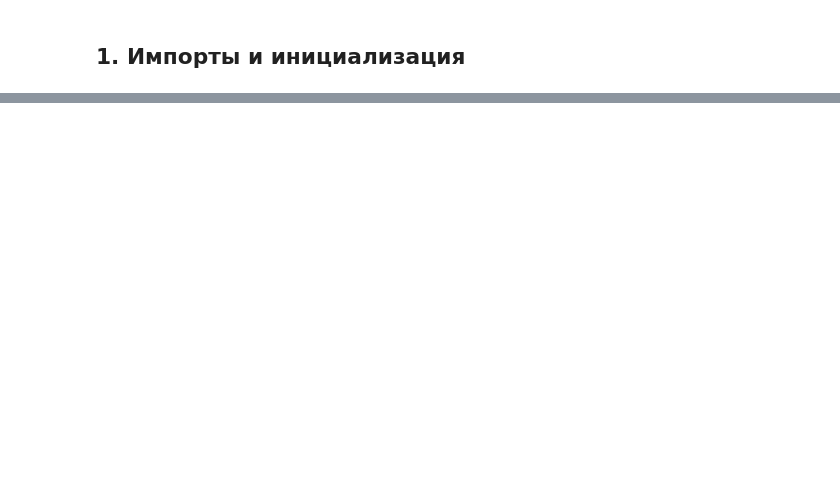
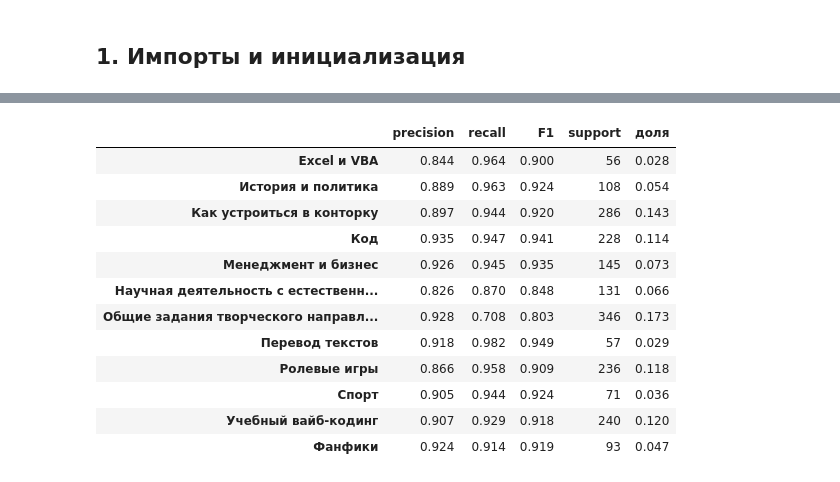
Before and after one commit to Pavel-bur-dot/MIPT_ML_homework, a Jupyter notebook: solution_hw1_BKZ/bur_topics_solution.ipynb, the cells around one changed output, grey strips where cells are left out. Cells and saved outputs as stored; diff of their text form; code cells hidden in the pictures; blank space fills up the shorter version.

```diff
--- a/solution_hw1_BKZ/bur_topics_solution.ipynb
+++ b/solution_hw1_BKZ/bur_topics_solution.ipynb
@@ -169,0 +354,4 @@ print("артефакты сохранены в", tu.ARTIFACTS_DIR.resolve())
+# %%
+models = tu.make_topic_models(seed=SEED, own_percentile=50)
+cv_table = cross_validate_models(models)
+display(cv_table.sort_values("ARI", ascending=False).round(3))
@@ -169,0 +370,8 @@ print("артефакты сохранены в", tu.ARTIFACTS_DIR.resolve())
+# %%
+fitted, test_pred, rows = {}, {}, []
+for name, model in models.items():
+    fitted[name] = clone(model).fit(texts_train, y_train)
+    test_pred[name] = fitted[name].predict(texts_test)
+    rows.append({"model": name, **tu.supervised_metrics(y_test, test_pred[name])})
+test_table = pd.DataFrame(rows).set_index("model")
+display(test_table.sort_values("ARI", ascending=False).round(3))
@@ -169,0 +386,3 @@ print("артефакты сохранены в", tu.ARTIFACTS_DIR.resolve())
+# %%
+best_name = test_table.drop(index="dummy_most_frequent")["ARI"].idxmax()
+print("лучшая модель по ARI:", best_name)
@@ -169,0 +397,18 @@ print("артефакты сохранены в", tu.ARTIFACTS_DIR.resolve())
+# %%
+# метрики по темам
+pred_best = test_pred[best_name]
+display(tu.per_topic_report(y_test, pred_best, labels=sorted(set(y_train))).round(3))
+# %% [output]
+|  | precision | recall | F1 | support | доля |
+| Excel и VBA | 0.844 | 0.964 | 0.900 | 56 | 0.028 |
+| История и политика | 0.889 | 0.963 | 0.924 | 108 | 0.054 |
+| Как устроиться в конторку | 0.897 | 0.944 | 0.920 | 286 | 0.143 |
+| Код | 0.935 | 0.947 | 0.941 | 228 | 0.114 |
+| Менеджмент и бизнес | 0.926 | 0.945 | 0.935 | 145 | 0.073 |
+| Научная деятельность с естественн... | 0.826 | 0.870 | 0.848 | 131 | 0.066 |
+| Общие задания творческого направл... | 0.928 | 0.708 | 0.803 | 346 | 0.173 |
+| Перевод текстов | 0.918 | 0.982 | 0.949 | 57 | 0.029 |
+| Ролевые игры | 0.866 | 0.958 | 0.909 | 236 | 0.118 |
+| Спорт | 0.905 | 0.944 | 0.924 | 71 | 0.036 |
+| Учебный вайб-кодинг | 0.907 | 0.929 | 0.918 | 240 | 0.120 |
+| Фанфики | 0.924 | 0.914 | 0.919 | 93 | 0.047 |
```
Also changed, not shown: parts of 60 cells of this notebook, 7 other files.
